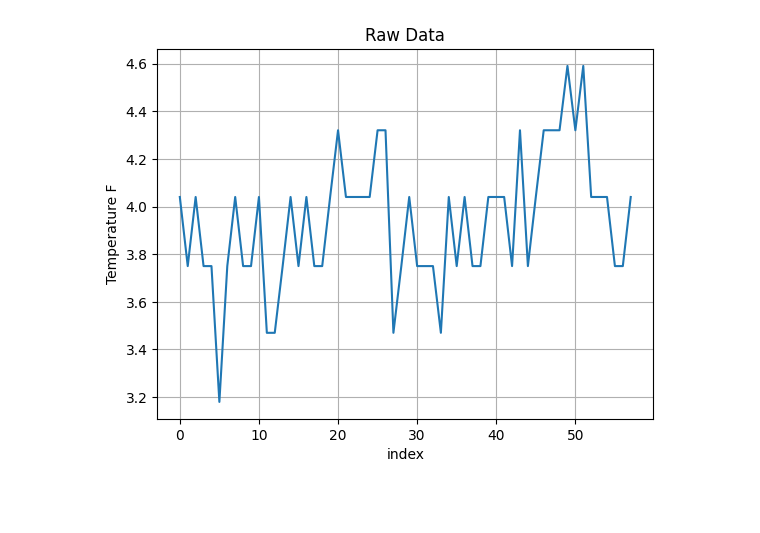
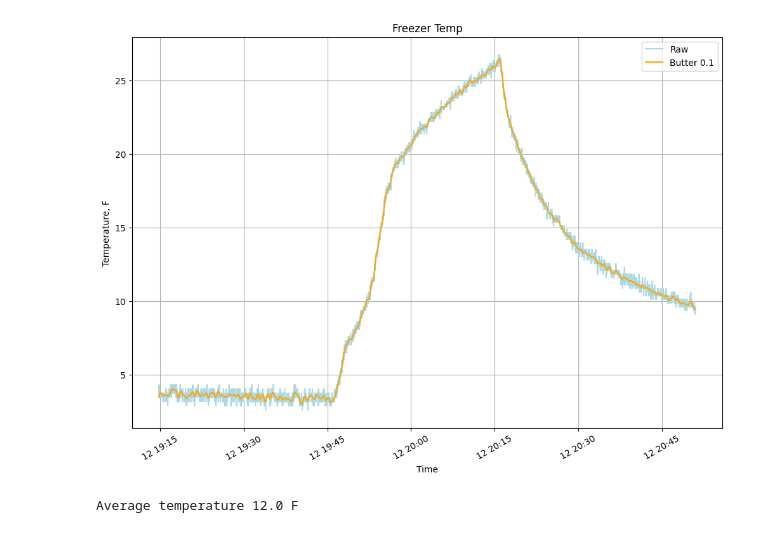
Before and after one commit to twh2898/fridge, a Jupyter notebook: Reduce.ipynb, the cells around one changed output. Saved outputs shown, nothing was run; the diff lists cells and outputs as text; code cells hidden in the pictures; blank space fills up the shorter version.

```diff
--- a/Reduce.ipynb
+++ b/Reduce.ipynb
@@ -1,7 +1,7 @@
 # %%
 import csv
 
-with open('data/20230312_171248.csv', 'r') as f:
+with open('data/20230312_191444.csv', 'r') as f:
     reader = csv.reader(f)
     data = list(reader)
 # %%
@@ -24,15 +24,29 @@ for row in data:
     y.append(f)
 # %%
 import matplotlib.pyplot as plt
+from scipy.signal import filtfilt, butter
 
+plt.plot(x, y, label='Raw', color='lightblue')
 
-def plot_data(data, title='Raw Data', xlabel='index', ylabel='Temperature F'):
-    plt.plot(data)
-    plt.title(title)
-    plt.xlabel(xlabel)
-    plt.ylabel(ylabel)
-    plt.grid()
+b, a = butter(1, 0.2)
+clean = filtfilt(b, a, y)
+# plt.plot(x, clean, label='Butter 0.2')
 
-plot_data(y)
+b, a = butter(10, 0.05)
+clean = filtfilt(b, a, y)
+plt.plot(x, clean, label='Butter 0.1', color='orange')
+
+plt.title('Freezer Temp')
+plt.xlabel('Time')
+plt.xticks(rotation=30)
+plt.ylabel('Temperature, F')
+plt.grid()
+plt.legend()
+plt.rcParams['figure.figsize'] = [12, 8]
+plt.show()
+
+avg = sum(y) / len(y)
+print('Average temperature {:.03} F'.format(avg))
 # %% [output]
-[figure, old version]
+[figure, new version]
+Average temperature 12.0 F
```
Also changed, not shown: parts of 2 cells of this notebook.
